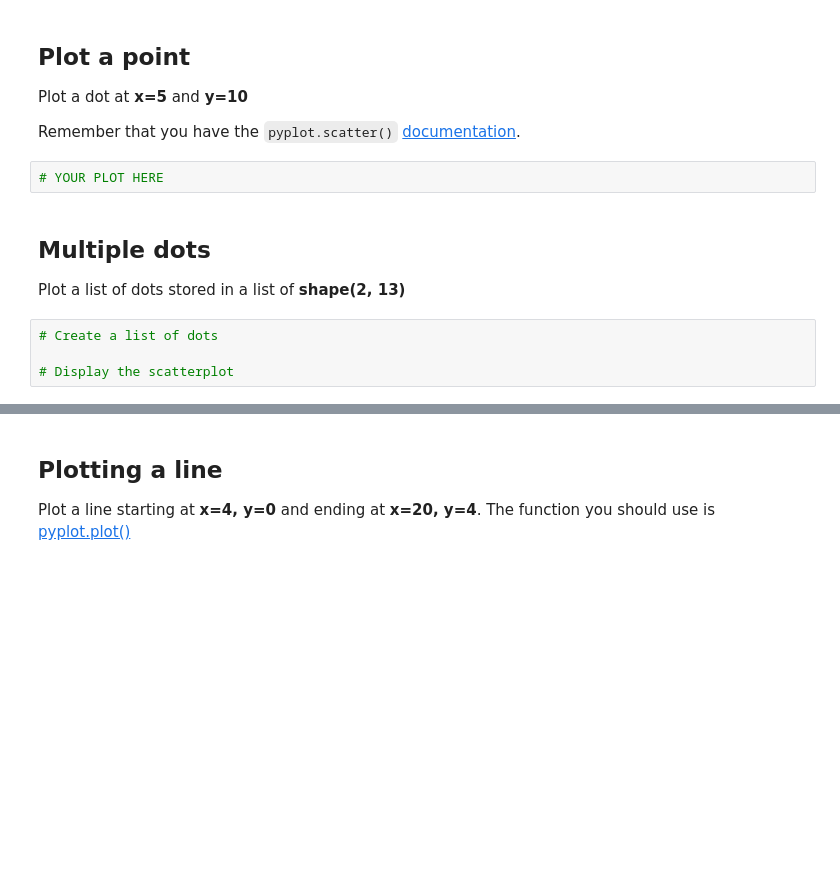
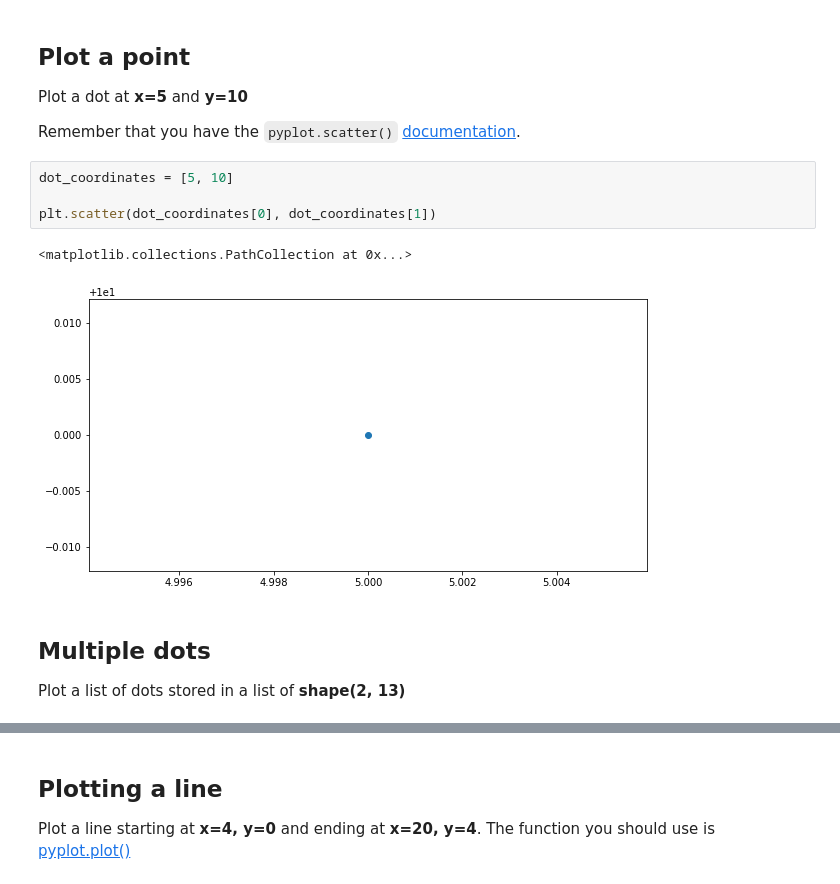
Before and after one commit to smhurf/lewagon_challenges, a Jupyter notebook: 02-Data-Toolkit/03-Data-Visualization/01-Matplotlib-Intro/ex01.ipynb, the cells around one changed output, grey strips where cells are left out. Cells and saved outputs as stored; diff of their text form; blank space fills up the shorter version.

```diff
--- a/02-Data-Toolkit/03-Data-Visualization/01-Matplotlib-Intro/ex01.ipynb
+++ b/02-Data-Toolkit/03-Data-Visualization/01-Matplotlib-Intro/ex01.ipynb
@@ -13,13 +13,14 @@ import matplotlib.pyplot as plt
 Plot a dot at **x=5** and **y=10**
 
 Remember that you have the `pyplot.scatter()` [documentation](https://matplotlib.org/3.1.1/api/_as_gen/matplotlib.pyplot.scatter.html#matplotlib.pyplot.scatter.).
-# %%
-# YOUR PLOT HERE
+# %%
+dot_coordinates = [5, 10]
+
+plt.scatter(dot_coordinates[0], dot_coordinates[1])
+# %% [output]
+<matplotlib.collections.PathCollection at 0x...>
+[figure, added]
 # %% [markdown]
 ## Multiple dots
 
 Plot a list of dots stored in a list of **shape(2, 13)**
-# %%
-# Create a list of dots
-
-# Display the scatterplot
```
Also changed, not shown: parts of 5 cells of this notebook, 3 other files.
